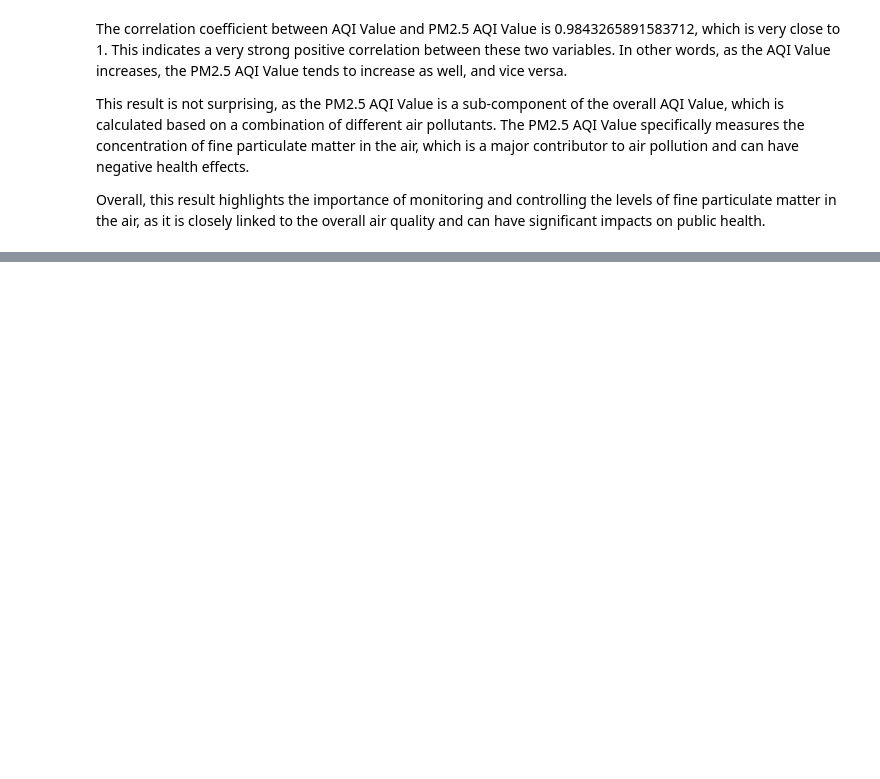
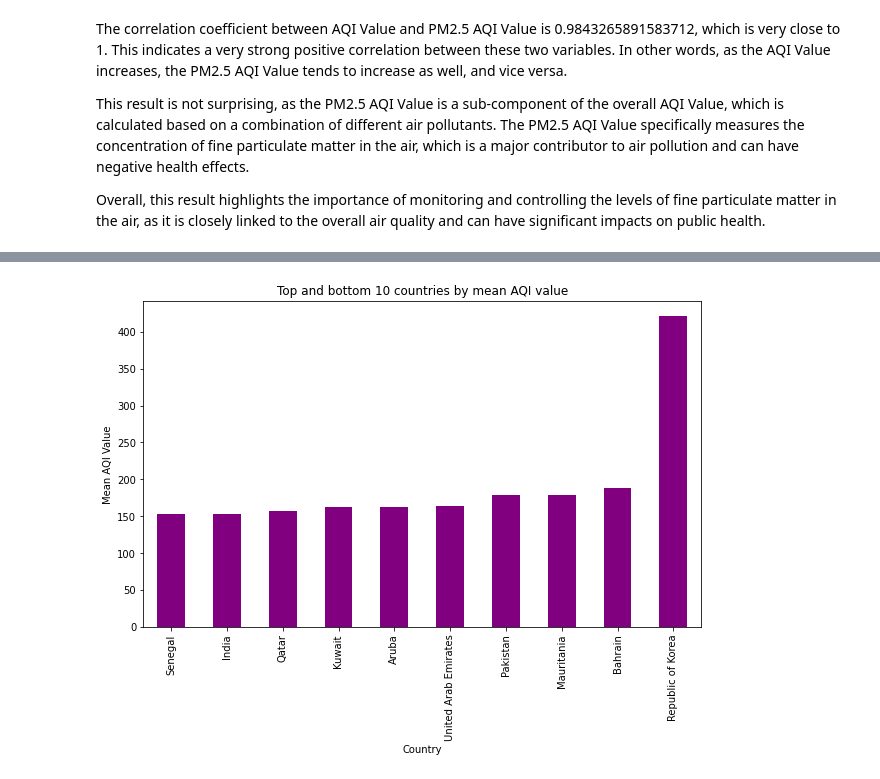
Before and after one commit to Tawanda757/Team_Earth, a Jupyter notebook: Notebooks/Py_Tawanda.ipynb, the cells around one changed output, grey strips where cells are left out. Drawn from its saved outputs; the diff is of its cells as text; code cells hidden in the pictures; blank space fills up the shorter version.

Commit message:
added plot

```diff
--- a/Notebooks/Py_Tawanda.ipynb
+++ b/Notebooks/Py_Tawanda.ipynb
@@ -217,0 +239,7 @@ Overall, this result highlights the importance of monitoring and controlling the
+# %%
+# sort the data by AQI value
+sorted_grouped = grouped.sort_values()
+
+# plot the top 10 and bottom 10 countries by their mean AQI values
+bottom = sorted_grouped.tail(10)
+top = sorted_grouped.head(10)
@@ -217,0 +276,13 @@ Overall, this result highlights the importance of monitoring and controlling the
+# %%
+# add labels and a title to the plot
+plt.xlabel('Country')
+plt.ylabel('Mean AQI Value')
+plt.title('Top and bottom 10 countries by mean AQI value')
+
+top.plot(kind='bar', figsize=(10,6), color='blue')
+bottom.plot(kind='bar', figsize=(10,6), color='purple')
+
+# display the plot
+plt.show()
+# %% [output]
+[figure, added]
```
Also changed, not shown: parts of 8 cells of this notebook.
